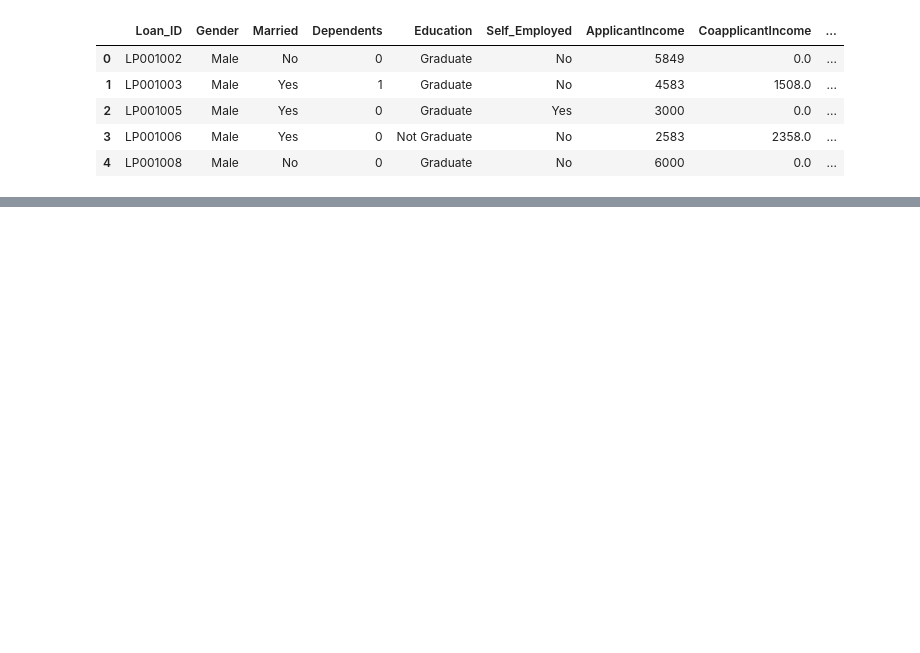
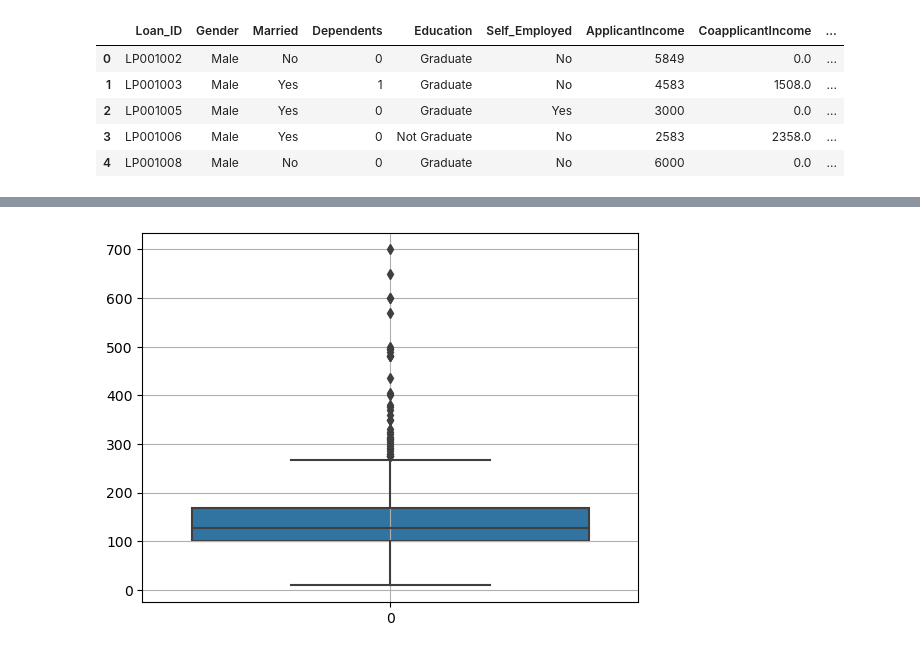
Before and after one commit to dnlygvtv/Python_for_Data_Science_HWs, a Jupyter notebook: HW/HW_7.ipynb, the cells around one changed output, grey strips where cells are left out. Cells and saved outputs as stored; diff of their text form; code cells hidden in the pictures; blank space fills up the shorter version.

```diff
--- a/HW/HW_7.ipynb
+++ b/HW/HW_7.ipynb
@@ -174,0 +271,5 @@ df.head()
+# %%
+sns.boxplot(df['LoanAmount'], whis=1.5)
+plt.grid(True);
+# %% [output]
+[figure, added]
```
Also changed, not shown: parts of 48 cells of this notebook.
